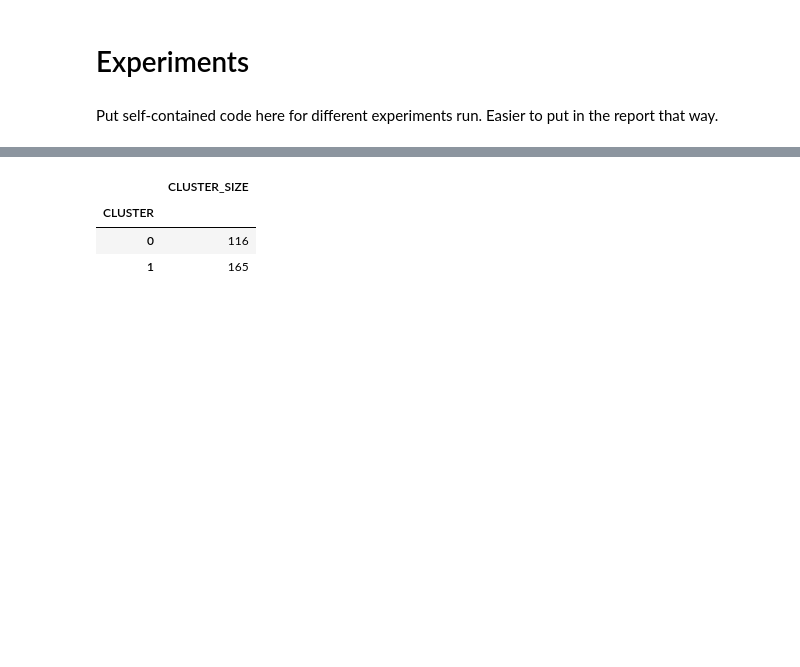
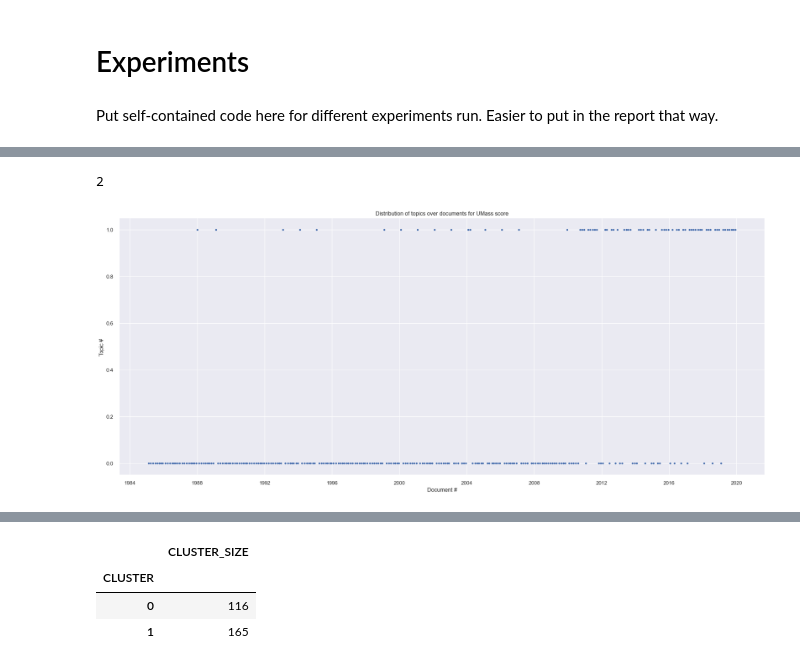
Before and after one commit to uday-31/regime-modeling-with-NLP, a Jupyter notebook: test_prajakta.ipynb, the cells around one changed output, grey strips where cells are left out. Cells and saved outputs as stored; diff of their text form; code cells hidden in the pictures; blank space fills up the shorter version.

```diff
--- a/test_prajakta.ipynb
+++ b/test_prajakta.ipynb
@@ -349,0 +340,16 @@ plt.show()
+# %%
+um_topicmod = TopicModel(tfidf_statements, dict_gensim_statements, gensim_statements, cv_score="u_mass")
+um_topicmod.fit()
+# %%
+um_topicmod.num_topic
+# %% [output]
+2
+# %%
+fig, ax =plt.subplots(1, figsize=(25, 10))
+ax.scatter(y=um_topicmod.topic_mat, x=train_data["meeting_date"], marker=".")
+ax.set_xlabel("Document #")
+ax.set_ylabel("Topic # ")
+plt.title("Distribution of topics over documents for UMass score")
+plt.show()
+# %% [output]
+[figure, added]
```
Also changed, not shown: parts of 17 cells of this notebook.
